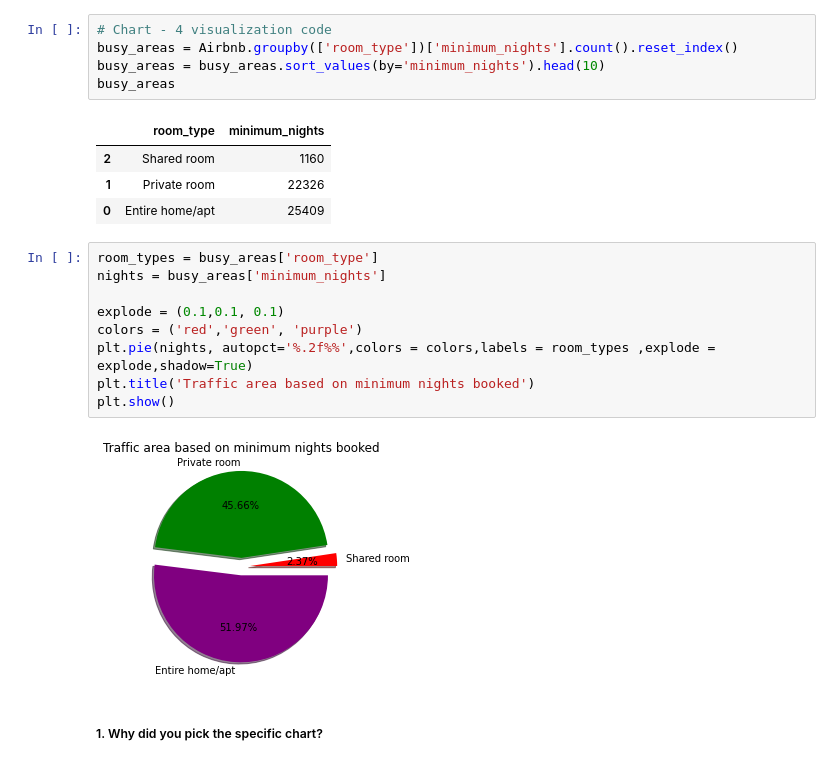
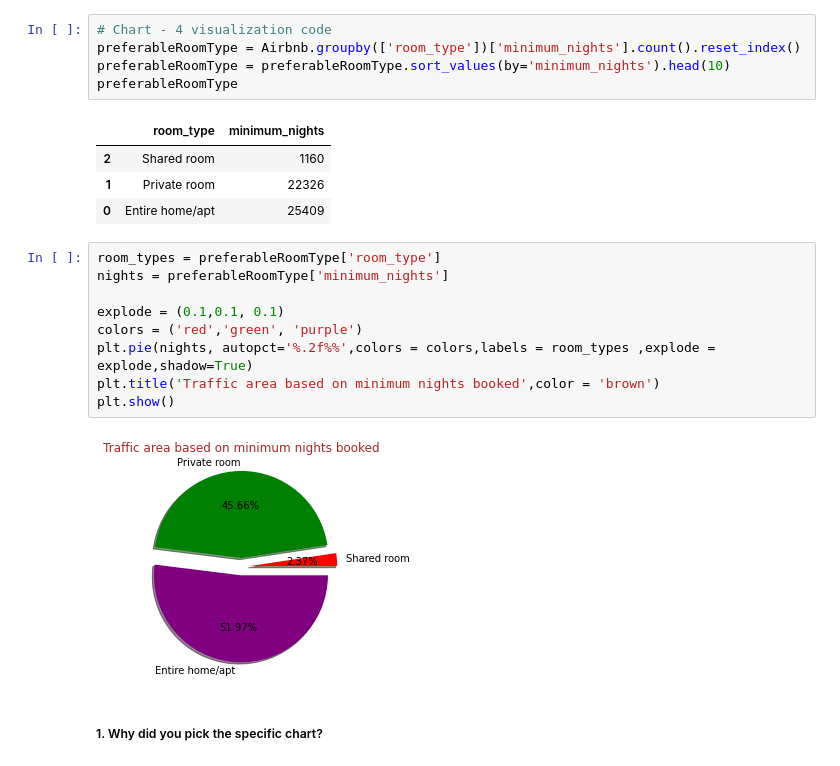
Before and after one commit to 251aditya/EDA-project-of-Airbnb, a Jupyter notebook: Aditya's_EDA_Submission_Template.ipynb, the cells around one changed output. Cells and saved outputs as stored; diff of their text form.

```diff
--- a/Aditya's_EDA_Submission_Template.ipynb
+++ b/Aditya's_EDA_Submission_Template.ipynb
@@ -449,25 +446,25 @@ Are there any insights that lead to negative growth? Justify with specific reaso
 #### Chart - 4
 # %%
 # Chart - 4 visualization code
-busy_areas = Airbnb.groupby(['room_type'])['minimum_nights'].count().reset_index()
-busy_areas = busy_areas.sort_values(by='minimum_nights').head(10)
-busy_areas
+preferableRoomType = Airbnb.groupby(['room_type'])['minimum_nights'].count().reset_index()
+preferableRoomType = preferableRoomType.sort_values(by='minimum_nights').head(10)
+preferableRoomType
 # %% [output]
 |  | room_type | minimum_nights |
 | 2 | Shared room | 1160 |
 | 1 | Private room | 22326 |
 | 0 | Entire home/apt | 25409 |
 # %%
-room_types = busy_areas['room_type']
-nights = busy_areas['minimum_nights']
+room_types = preferableRoomType['room_type']
+nights = preferableRoomType['minimum_nights']
 
 explode = (0.1,0.1, 0.1)
 colors = ('red','green', 'purple')
 plt.pie(nights, autopct='%.2f%%',colors = colors,labels = room_types ,explode = explode,shadow=True)
-plt.title('Traffic area based on minimum nights booked')
+plt.title('Traffic area based on minimum nights booked',color = 'brown')
 plt.show()
 # %% [output]
-[figure, old version]
+[figure, new version]
 # %% [markdown]
 ##### 1. Why did you pick the specific chart?
 # %% [markdown]
```
Also changed, not shown: parts of 26 cells of this notebook.
